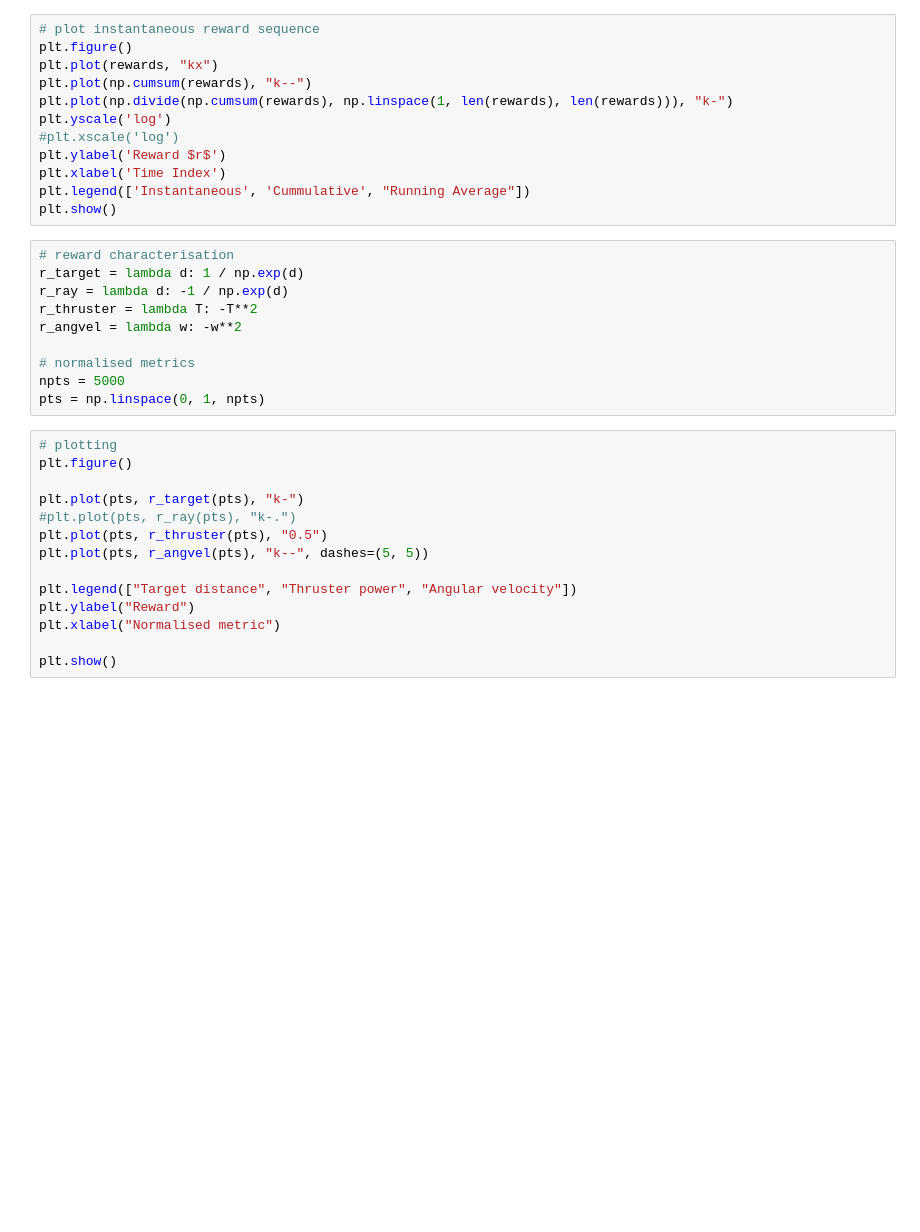
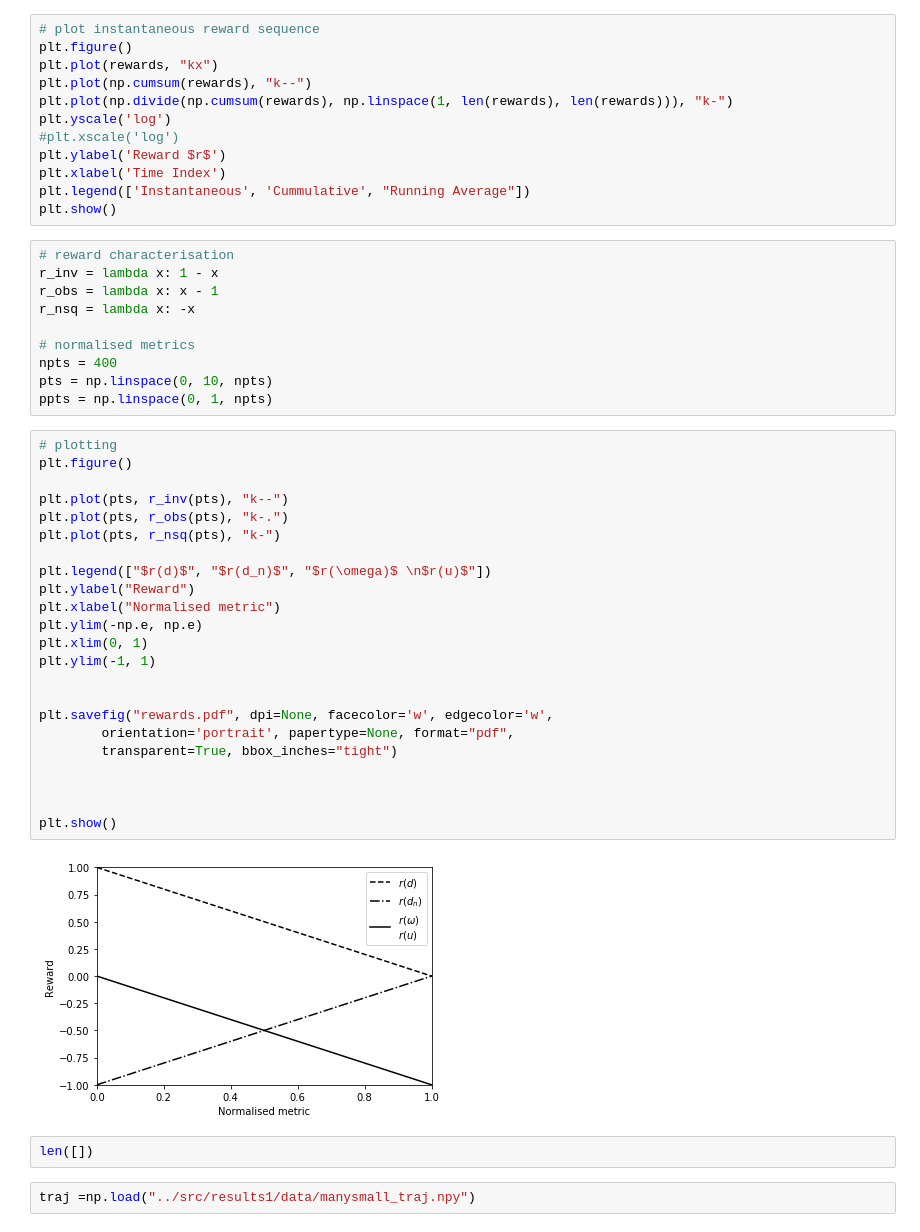
Before and after one commit to cisprague/auvrl, a Jupyter notebook: notebooks/gym_test.ipynb, the cells around one changed output. Drawn from its saved outputs; the diff is of its cells as text; blank space fills up the shorter version.

```diff
--- a/notebooks/gym_test.ipynb
+++ b/notebooks/gym_test.ipynb
@@ -39,25 +44,40 @@ plt.legend(['Instantaneous', 'Cummulative', "Running Average"])
 plt.show()
 # %%
 # reward characterisation
-r_target = lambda d: 1 / np.exp(d)
-r_ray = lambda d: -1 / np.exp(d)
-r_thruster = lambda T: -T**2
-r_angvel = lambda w: -w**2
+r_inv = lambda x: 1 - x
+r_obs = lambda x: x - 1
+r_nsq = lambda x: -x
 
 # normalised metrics
-npts = 5000
-pts = np.linspace(0, 1, npts)
+npts = 400
+pts = np.linspace(0, 10, npts)
+ppts = np.linspace(0, 1, npts)
 # %%
 # plotting
 plt.figure()
 
-plt.plot(pts, r_target(pts), "k-")
-#plt.plot(pts, r_ray(pts), "k-.")
-plt.plot(pts, r_thruster(pts), "0.5")
-plt.plot(pts, r_angvel(pts), "k--", dashes=(5, 5))
+plt.plot(pts, r_inv(pts), "k--")
+plt.plot(pts, r_obs(pts), "k-.")
+plt.plot(pts, r_nsq(pts), "k-")
 
-plt.legend(["Target distance", "Thruster power", "Angular velocity"])
+plt.legend(["$r(d)$", "$r(d_n)$", "$r(\omega)$ \n$r(u)$"])
 plt.ylabel("Reward")
 plt.xlabel("Normalised metric")
+plt.ylim(-np.e, np.e)
+plt.xlim(0, 1)
+plt.ylim(-1, 1)
+
+
+plt.savefig("rewards.pdf", dpi=None, facecolor='w', edgecolor='w',
+        orientation='portrait', papertype=None, format="pdf",
+        transparent=True, bbox_inches="tight")
+
+
 
 plt.show()
+# %% [output]
+[figure, added]
+# %%
+len([])
+# %%
+traj =np.load("../src/results1/data/manysmall_traj.npy")
```
Also changed, not shown: parts of 5 cells of this notebook, 39 other files.
